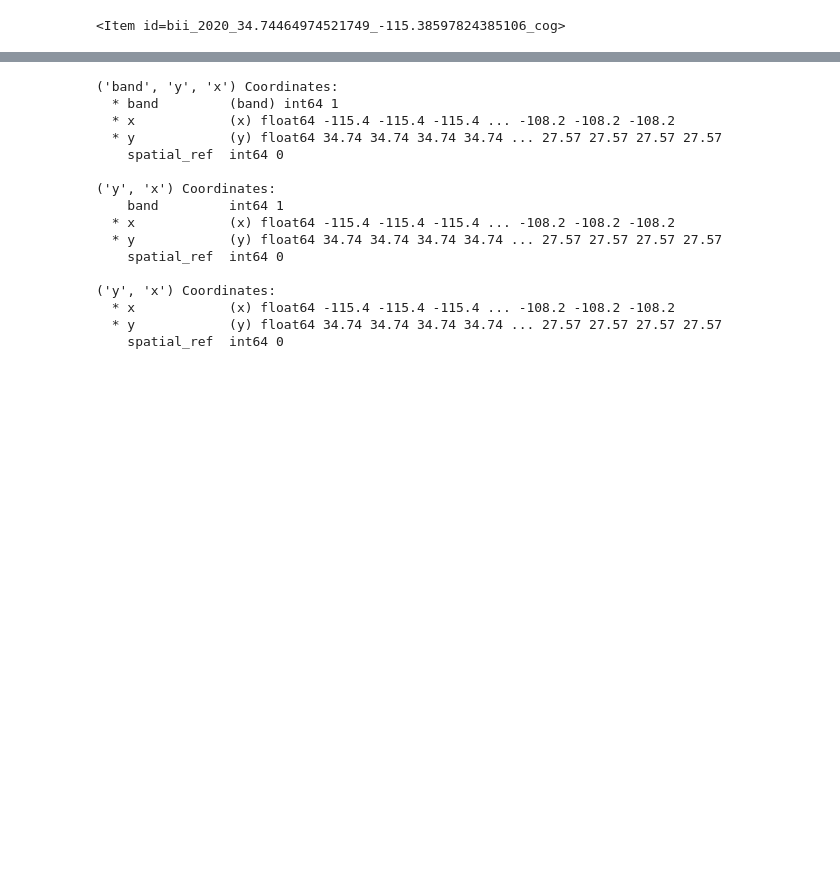
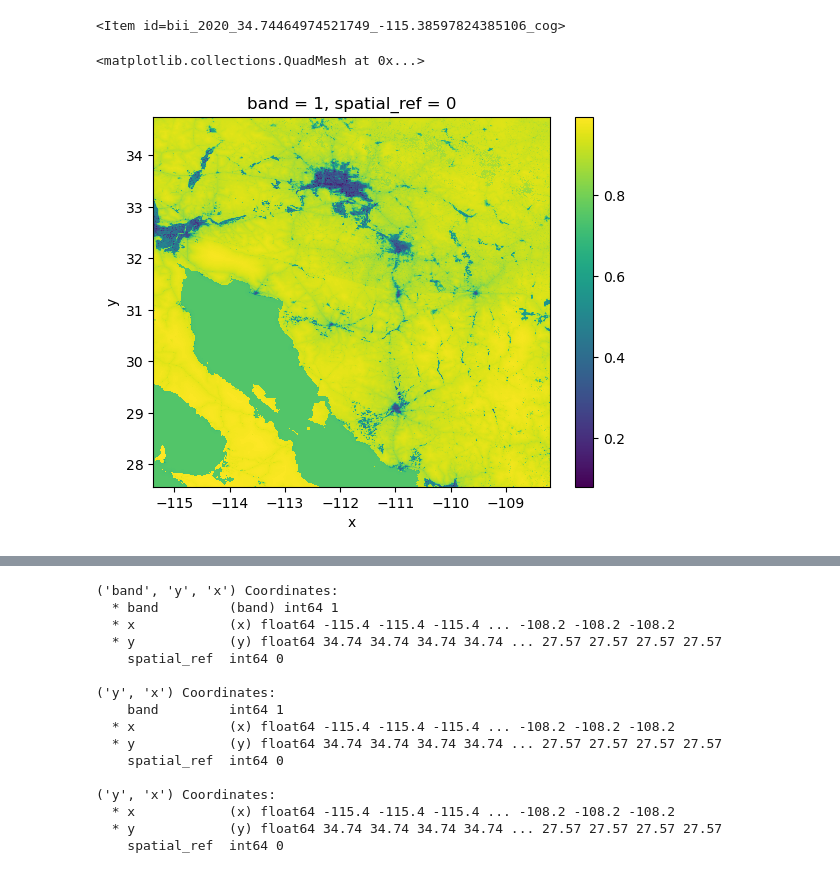
Before and after one commit to kateebeckerr/biodiversity_index_phoenix, a Jupyter notebook: phoenix_biodiversity.ipynb, the cells around one changed output, grey strips where cells are left out. Saved outputs shown, nothing was run; the diff lists cells and outputs as text; code cells hidden in the pictures; blank space fills up the shorter version.

```diff
--- a/phoenix_biodiversity.ipynb
+++ b/phoenix_biodiversity.ipynb
@@ -104,0 +99,5 @@ ph_2020 = rioxr.open_rasterio(ph_2020.assets['data'].href)
+# %%
+ph_2020.plot()
+# %% [output]
+<matplotlib.collections.QuadMesh at 0x...>
+[figure, added]
```
Also changed, not shown: parts of 18 cells of this notebook.
